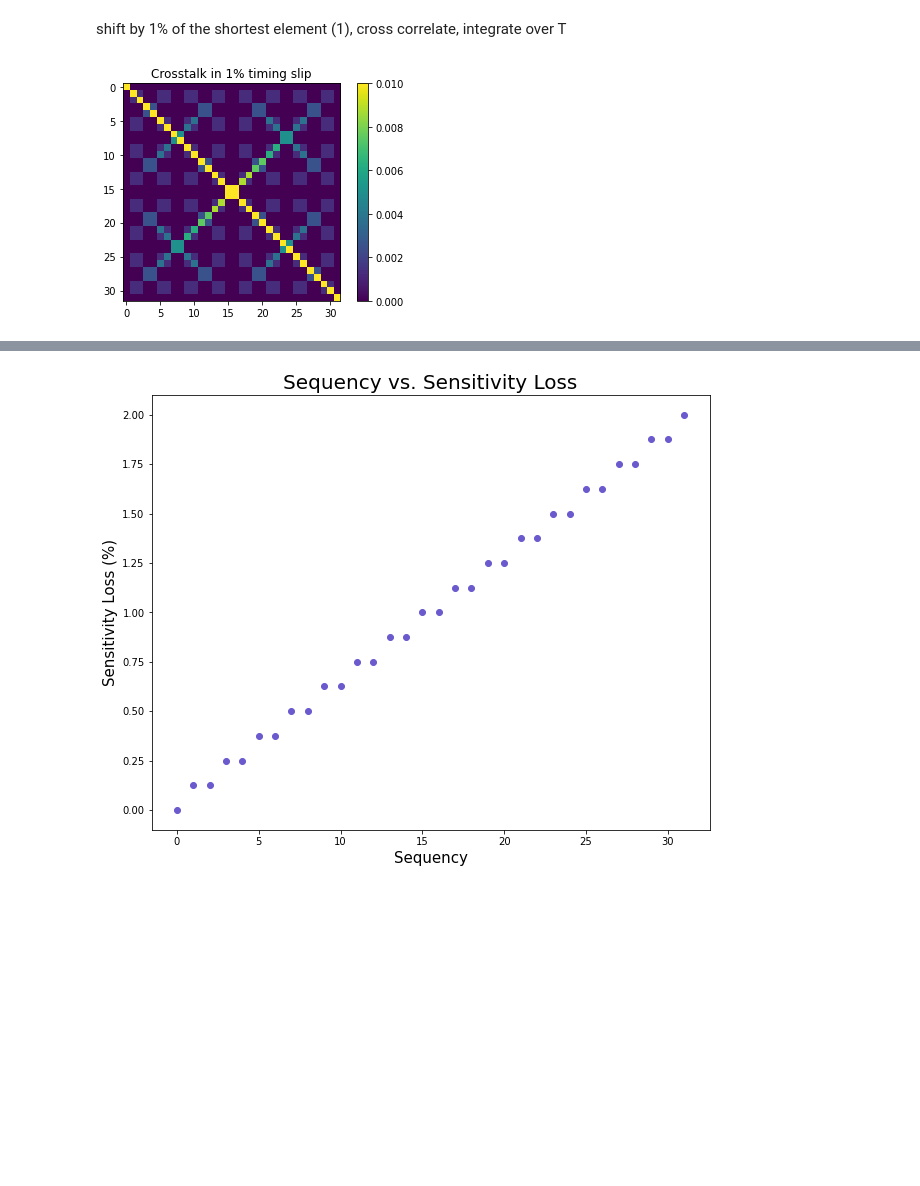
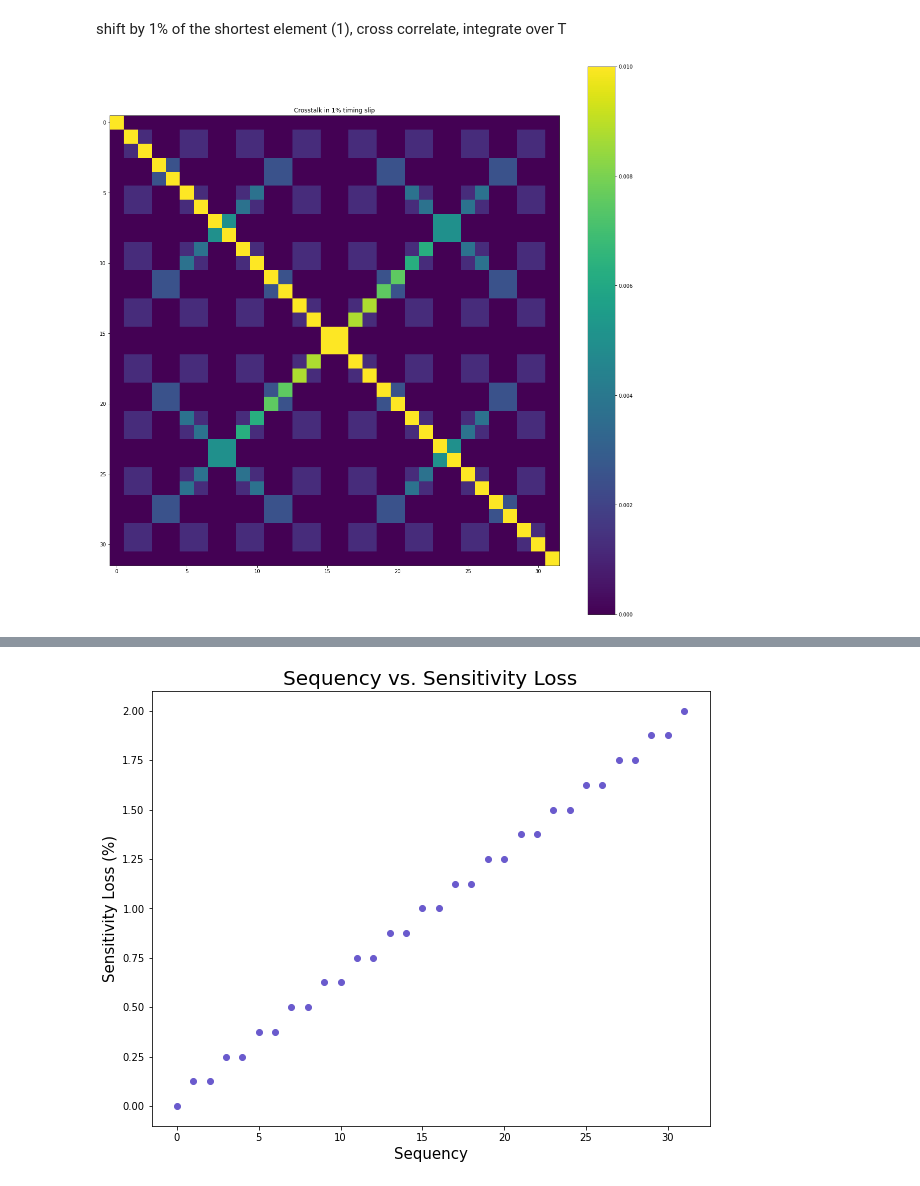
Before and after one commit to lmberkhout/walsh_sims, a Jupyter notebook: psdemo.ipynb, the cells around one changed output, grey strips where cells are left out. Saved outputs shown, nothing was run; the diff lists cells and outputs as text; code cells hidden in the pictures; blank space fills up the shorter version.

Commit message:
Adding updates and figures

```diff
--- a/psdemo.ipynb
+++ b/psdemo.ipynb
@@ -381,13 +381,13 @@ for i in range(32):
         resid = np.sum(crossprod)
         crosstalk[i,j] = resid/3200
 # %%
-plt.figure()
+plt.figure(figsize=(20,20))
 fig.set_size_inches(18.5, 10.5)
 plt.imshow(abs(crosstalk),vmax=.01)
 plt.title('Crosstalk in 1% timing slip')
 plt.colorbar()
 fig.set_size_inches(18.5, 18.5)
 plt.savefig('crosstalk_matrix', format='pdf')
 # %% [output]
-[figure, old version]
+[figure, new version]
 # %%
```
Also changed, not shown: parts of 11 cells of this notebook, 5 other files.
